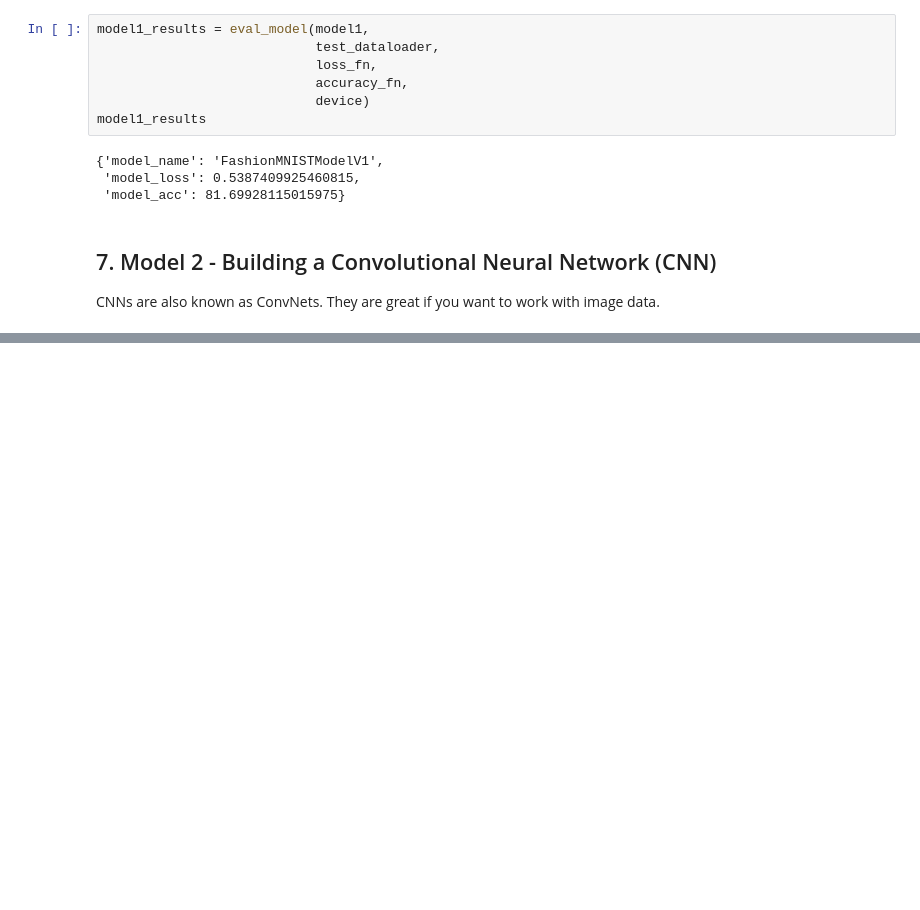
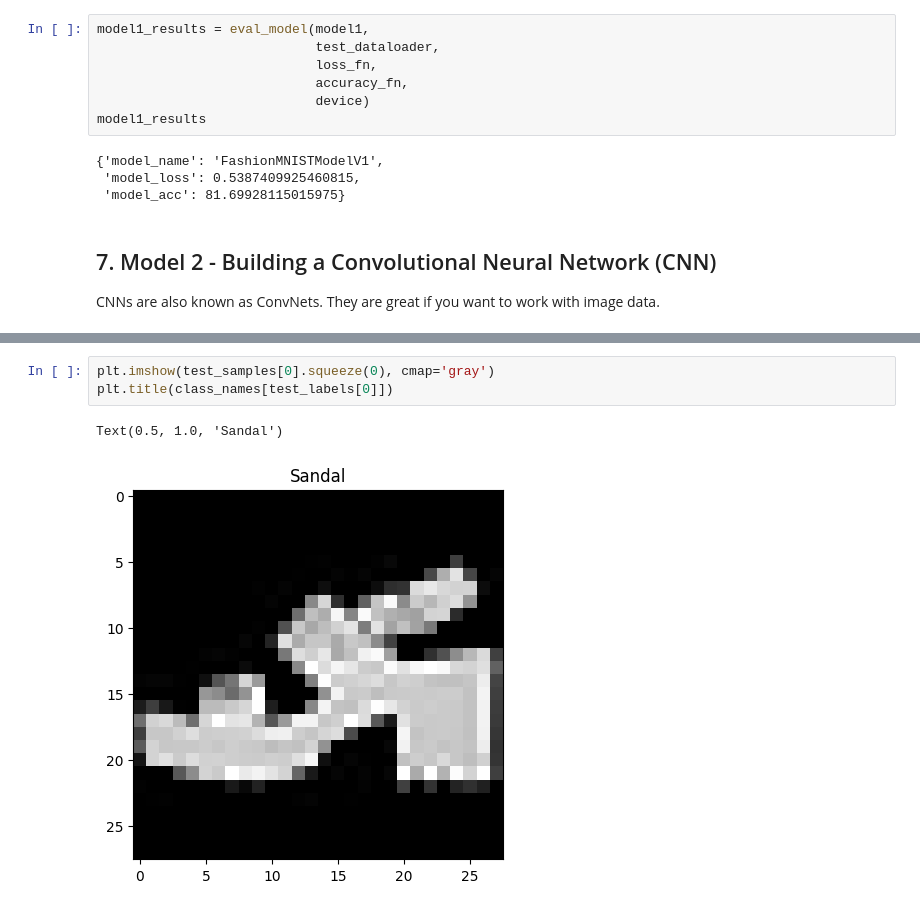
Before and after one commit to suryansh-sinha/Learning-PyTorch, a Jupyter notebook: Daniel Bourke/03_PyTorch_Computer_Vision.ipynb, the cells around one changed output, grey strips where cells are left out. Cells and saved outputs as stored; diff of their text form; blank space fills up the shorter version.

```diff
--- a/Daniel Bourke/03_PyTorch_Computer_Vision.ipynb
+++ b/Daniel Bourke/03_PyTorch_Computer_Vision.ipynb
@@ -838,0 +1203,6 @@ class FashionMNISTModelv2():
+# %%
+plt.imshow(test_samples[0].squeeze(0), cmap='gray')
+plt.title(class_names[test_labels[0]])
+# %% [output]
+Text(0.5, 1.0, 'Sandal')
+[figure, added]
```
Also changed, not shown: parts of 42 cells of this notebook, 1 other file.
